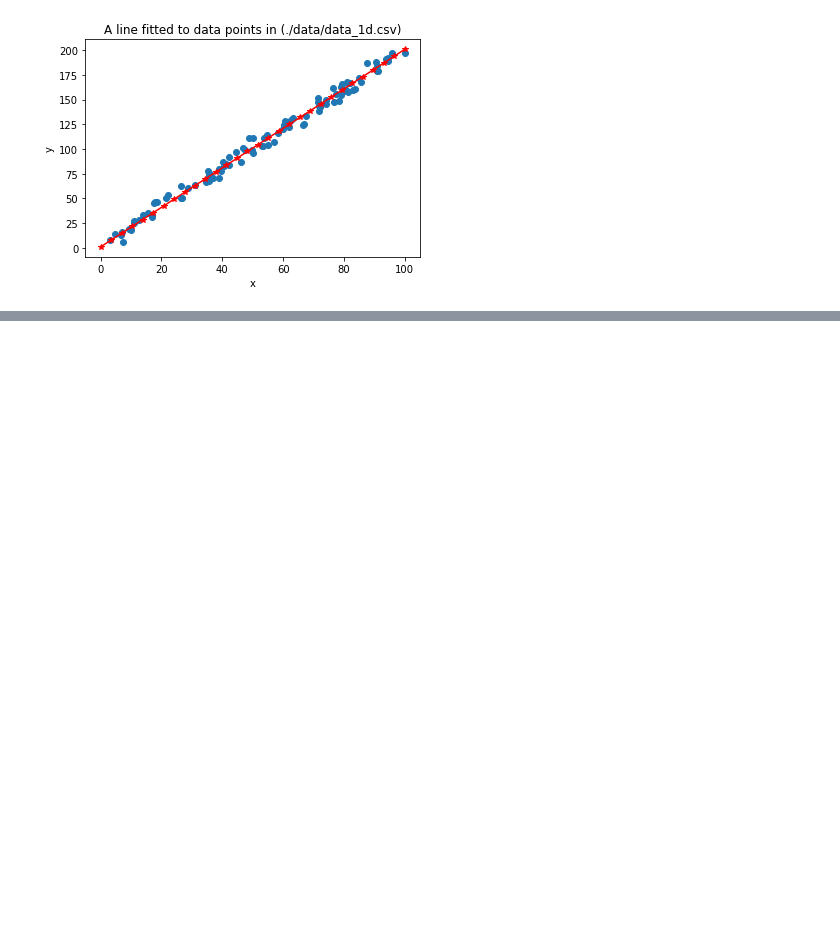
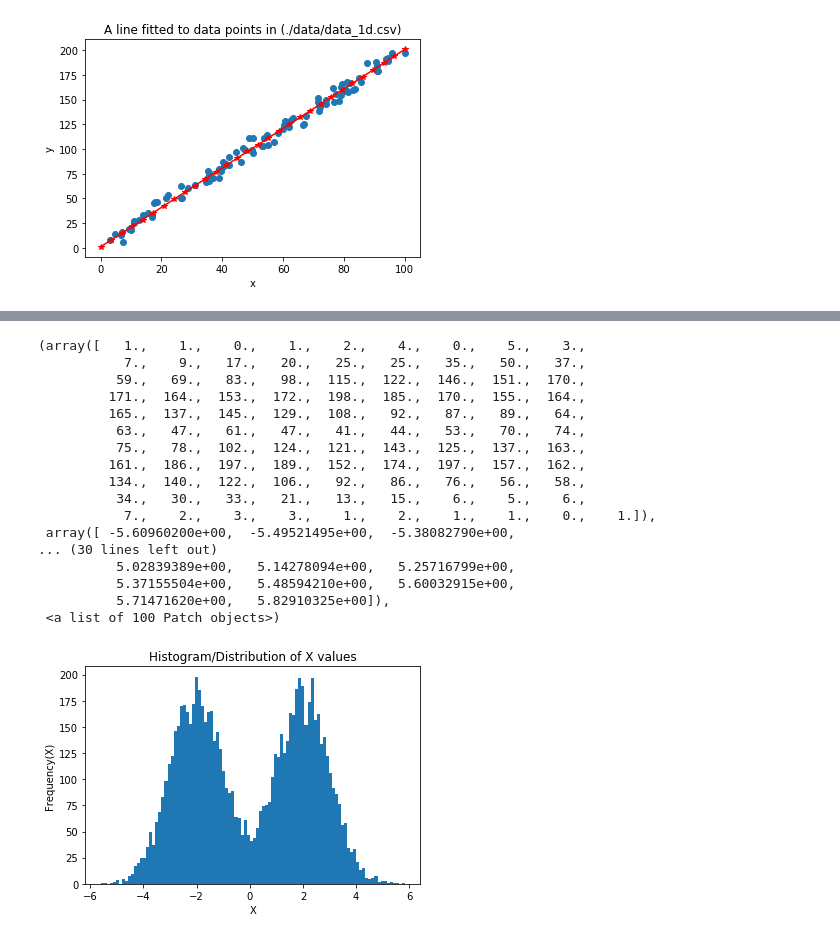
Before and after one commit to ozdemirht/Data-Science, a Jupyter notebook: matplotlib/ex1/example.ipynb, the cells around one changed output, grey strips where cells are left out. Saved outputs shown, nothing was run; the diff lists cells and outputs as text; code cells hidden in the pictures; blank space fills up the shorter version.

```diff
--- a/matplotlib/ex1/example.ipynb
+++ b/matplotlib/ex1/example.ipynb
@@ -54,0 +97,28 @@ plt.plot(x_line,y_line,c='r',marker='*')
+# %%
+hist_data_l = np.random.randn(4000)-2
+hist_data_r = np.random.randn(4000)+2
+hist_data =  np.append(hist_data_l,hist_data_r)
+# %%
+plt.title('Histogram/Distribution of X values')
+plt.xlabel('X')
+plt.ylabel('Frequency(X)')
+plt.hist(hist_data,bins=100)
+# %% [output]
+(array([   1.,    1.,    0.,    1.,    2.,    4.,    0.,    5.,    3.,
+           7.,    9.,   17.,   20.,   25.,   25.,   35.,   50.,   37.,
+          59.,   69.,   83.,   98.,  115.,  122.,  146.,  151.,  170.,
+         171.,  164.,  153.,  172.,  198.,  185.,  170.,  155.,  164.,
+         165.,  137.,  145.,  129.,  108.,   92.,   87.,   89.,   64.,
+          63.,   47.,   61.,   47.,   41.,   44.,   53.,   70.,   74.,
+          75.,   78.,  102.,  124.,  121.,  143.,  125.,  137.,  163.,
+         161.,  186.,  197.,  189.,  152.,  174.,  197.,  157.,  162.,
+         134.,  140.,  122.,  106.,   92.,   86.,   76.,   56.,   58.,
+          34.,   30.,   33.,   21.,   13.,   15.,    6.,    5.,    6.,
+           7.,    2.,    3.,    3.,    1.,    2.,    1.,    1.,    0.,    1.]),
+ array([ -5.60960200e+00,  -5.49521495e+00,  -5.38082790e+00,
+... (30 lines left out)
+          5.02839389e+00,   5.14278094e+00,   5.25716799e+00,
+          5.37155504e+00,   5.48594210e+00,   5.60032915e+00,
+          5.71471620e+00,   5.82910325e+00]),
+ <a list of 100 Patch objects>)
+[figure, added]
```
Also changed, not shown: parts of 6 cells of this notebook.
